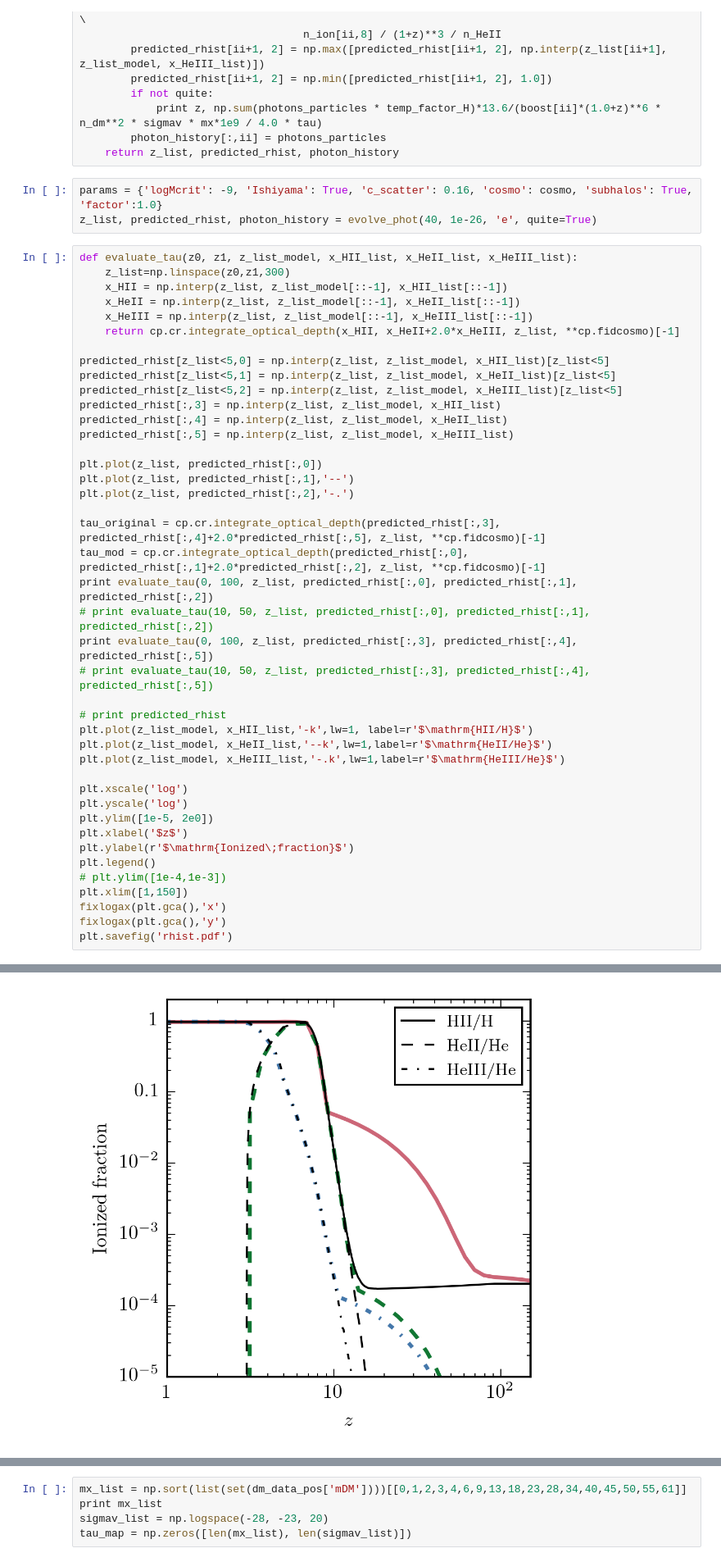
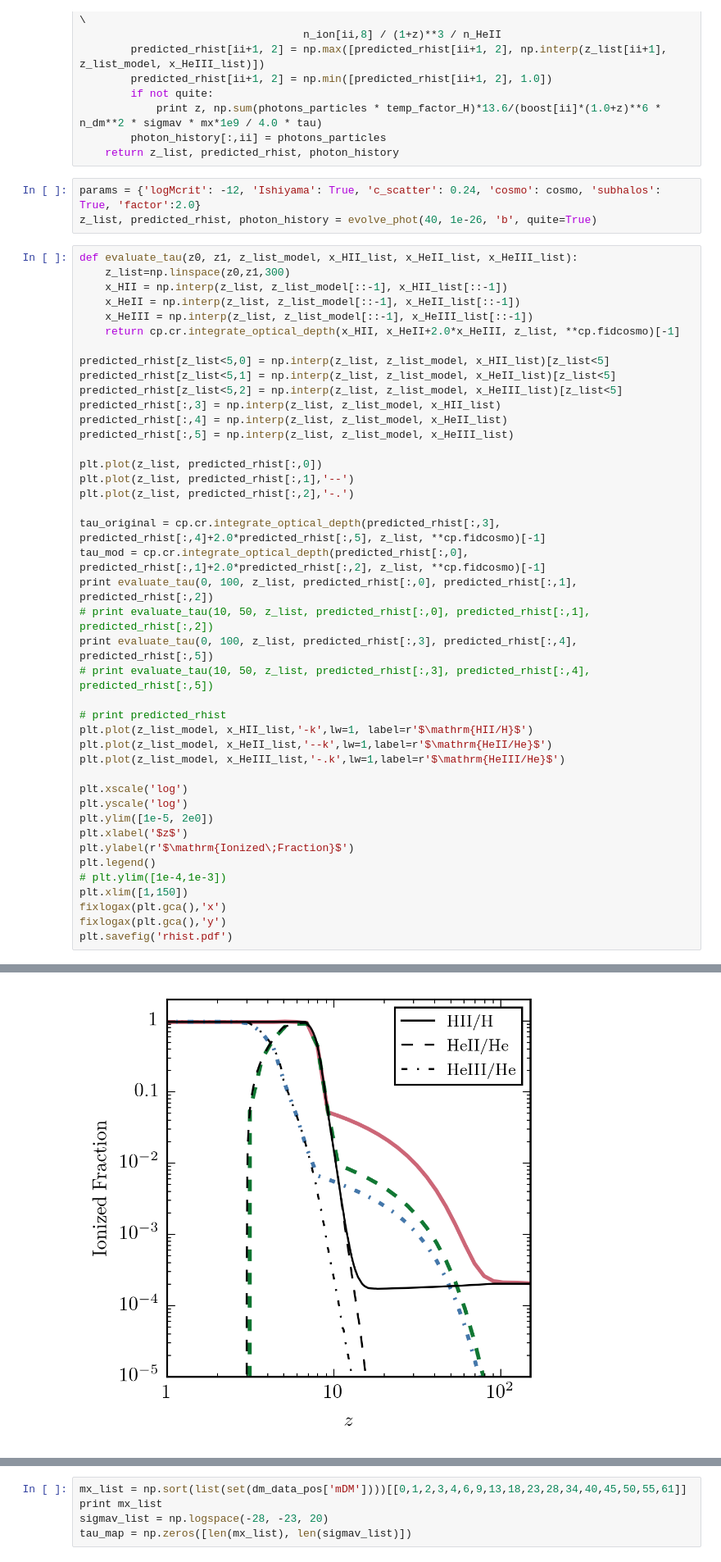
Before and after one commit to lue/dmb, a Jupyter notebook: photon_model.ipynb, the cells around one changed output, grey strips where cells are left out. Shown at 82% size. Drawn from its saved outputs; the diff is of its cells as text.

```diff
--- a/photon_model.ipynb
+++ b/photon_model.ipynb
@@ -365,8 +365,8 @@ def evolve_phot(mx, sigmav, channel, quite=True):
         photon_history[:,ii] = photons_particles
     return z_list, predicted_rhist, photon_history
 # %%
-params = {'logMcrit': -9, 'Ishiyama': True, 'c_scatter': 0.16, 'cosmo': cosmo, 'subhalos': True, 'factor':1.0}
-z_list, predicted_rhist, photon_history = evolve_phot(40, 1e-26, 'e', quite=True)
+params = {'logMcrit': -12, 'Ishiyama': True, 'c_scatter': 0.24, 'cosmo': cosmo, 'subhalos': True, 'factor':2.0}
+z_list, predicted_rhist, photon_history = evolve_phot(40, 1e-26, 'b', quite=True)
 # %%
 def evaluate_tau(z0, z1, z_list_model, x_HII_list, x_HeII_list, x_HeIII_list):
     z_list=np.linspace(z0,z1,300)
@@ -402,7 +402,7 @@ plt.xscale('log')
 plt.yscale('log')
 plt.ylim([1e-5, 2e0])
 plt.xlabel('$z$')
-plt.ylabel(r'$\mathrm{Ionized\;fraction}$')
+plt.ylabel(r'$\mathrm{Ionized\;Fraction}$')
 plt.legend()
 # plt.ylim([1e-4,1e-3])
 plt.xlim([1,150])
@@ -414,5 +414,5 @@ plt.savefig('rhist.pdf')
 0.0585000806237
-[figure, old version]
+[figure, new version]
 # %%
 def tau_diff(mx, sigmav, channel):
     z_list, predicted_rhist, dumb = evolve_phot(mx, sigmav, channel)
```
Also changed, not shown: parts of 8 cells of this notebook, 1 other file.
